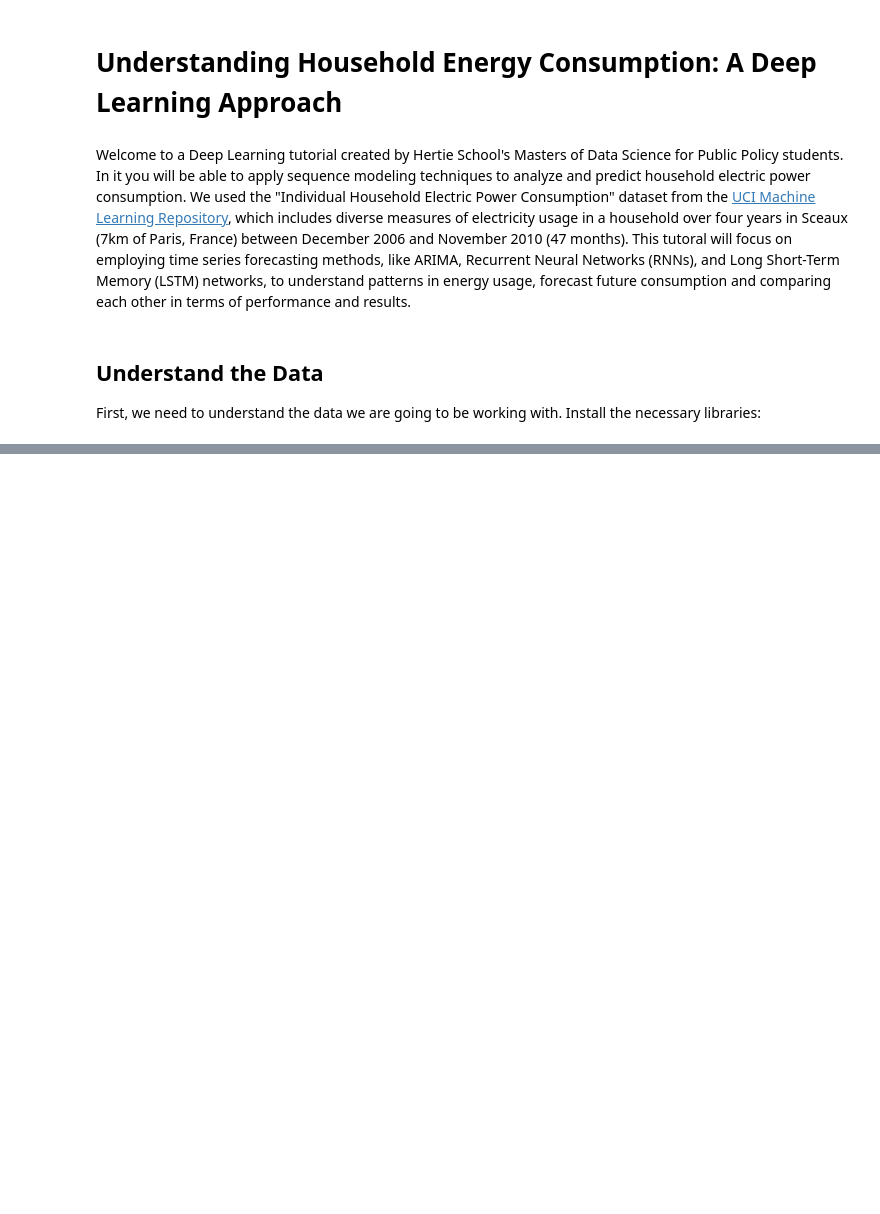
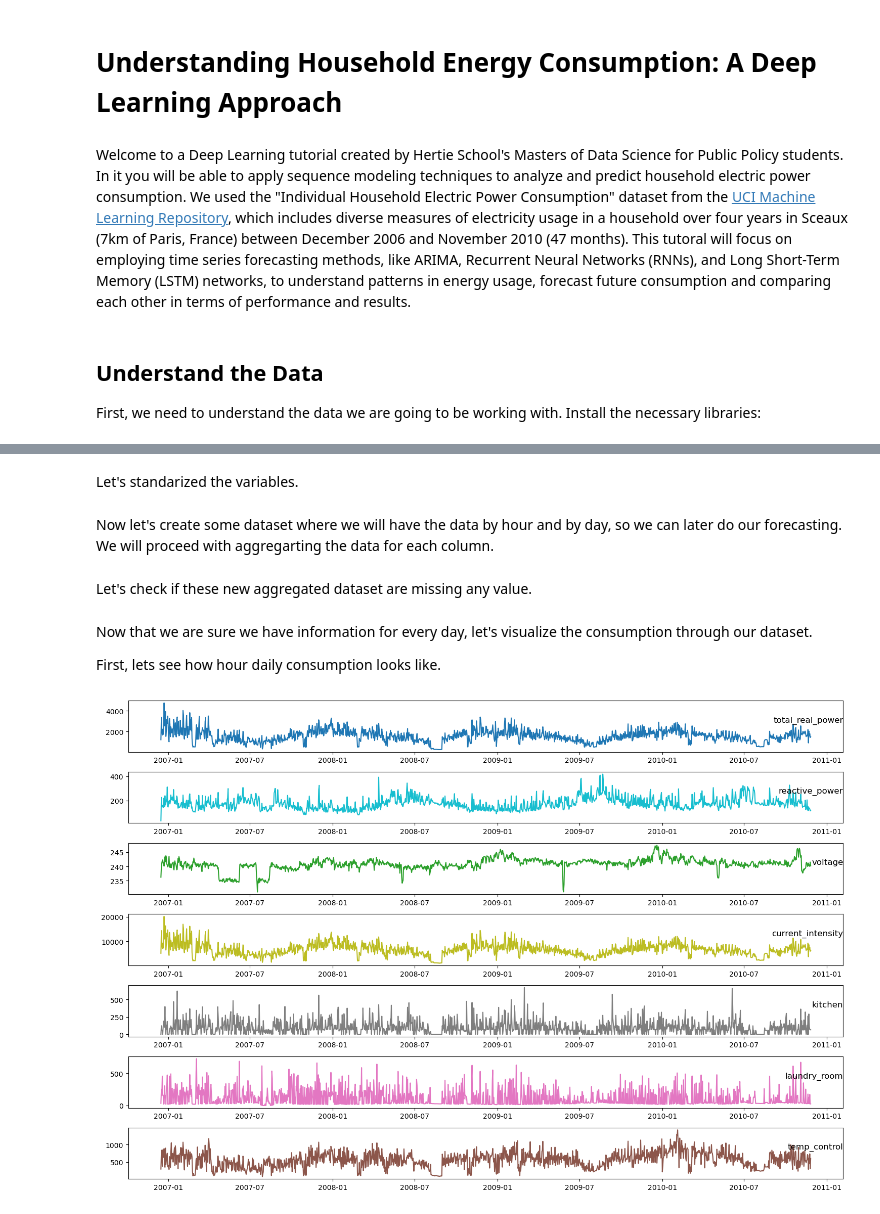
Before and after one commit to augustofonseca25/LSTM-time-series-tutorial, a Jupyter notebook: Final Forecast Totorial.ipynb, the cells around one changed output, grey strips where cells are left out. Saved outputs shown, nothing was run; the diff lists cells and outputs as text; code cells hidden in the pictures; blank space fills up the shorter version.

```diff
--- a/Final Forecast Totorial.ipynb
+++ b/Final Forecast Totorial.ipynb
@@ -22,0 +142,6 @@ SystemError: initialization of _pywrap_checkpoint_reader raised unreported excep
+# %%
+# Let's adjust columns names
+df_ori.columns = ['total_real_power', 'reactive_power', 'voltage', 'current_intensity', 'kitchen', 'laundry_room', 'temp_control']
+# Replicate the original dataframe
+df = df_ori.copy()
+df.head()
@@ -22,0 +158,4 @@ SystemError: initialization of _pywrap_checkpoint_reader raised unreported excep
+# %%
+# Check NAs
+df = df.replace('?', np.nan)
+df.isnull().sum()
@@ -22,0 +197,25 @@ SystemError: initialization of _pywrap_checkpoint_reader raised unreported excep
+# %% [markdown]
+Let's standarized the variables.
+# %%
+# Since the variables 'kitchen', 'laundry_room', 'temp_control' are in watts-hour and we have the measure for each minute, we can convert it to kwatts
+
+df[['kitchen', 'laundry_room', 'temp_control']] = df[['kitchen', 'laundry_room', 'temp_control']] * 60 / 1000
+# %% [markdown]
+Now let's create some dataset where we will have the data by hour and by day, so we can later do our forecasting. We will proceed with aggregarting the data for each column.
+# %%
+# Define aggregation functions for each column
+agg_functions = {
+    'total_real_power': 'sum',
+    'reactive_power': 'sum',
+    'voltage': 'mean',
+    'current_intensity': 'sum',
+    'kitchen': 'sum',
+    'laundry_room': 'sum',
+    'temp_control': 'sum'
+}
+
+# Resample the DataFrame by hour/day and aggregate using the defined functions
+df_hourly = df.resample('H').agg(agg_functions)
+df_daily = df.resample('D').agg(agg_functions)
+# %% [markdown]
+Let's check if these new aggregated dataset are missing any value.
@@ -22,0 +254,22 @@ SystemError: initialization of _pywrap_checkpoint_reader raised unreported excep
+# %% [markdown]
+Now that we are sure we have information for every day, let's visualize the consumption through our dataset.
+
+First, lets see how hour daily consumption looks like.
+# %%
+# Let's plot our daily consumption
+values_daily = df_daily.values
+
+# Specify columns to plot
+groups = [0, 1, 2, 3, 4, 5, 6]
+# Define colors for each plot
+colors = ['#1f77b4', '#17becf', '#2ca02c', '#bcbd22', '#7f7f7f', '#e377c2', '#8c564b']
+
+plt.figure(figsize=(15, 10))
+for i, group in enumerate(groups):
+    plt.subplot(len(groups), 1, i + 1)
+    plt.plot(df_daily.index, values_daily[:, group], color=colors[i])
+    plt.title(df_daily.columns[group], y=0.5, loc='right')
+plt.tight_layout()
+plt.show()
+# %% [output]
+[figure, added]
```
Also changed, not shown: parts of 63 cells of this notebook.
